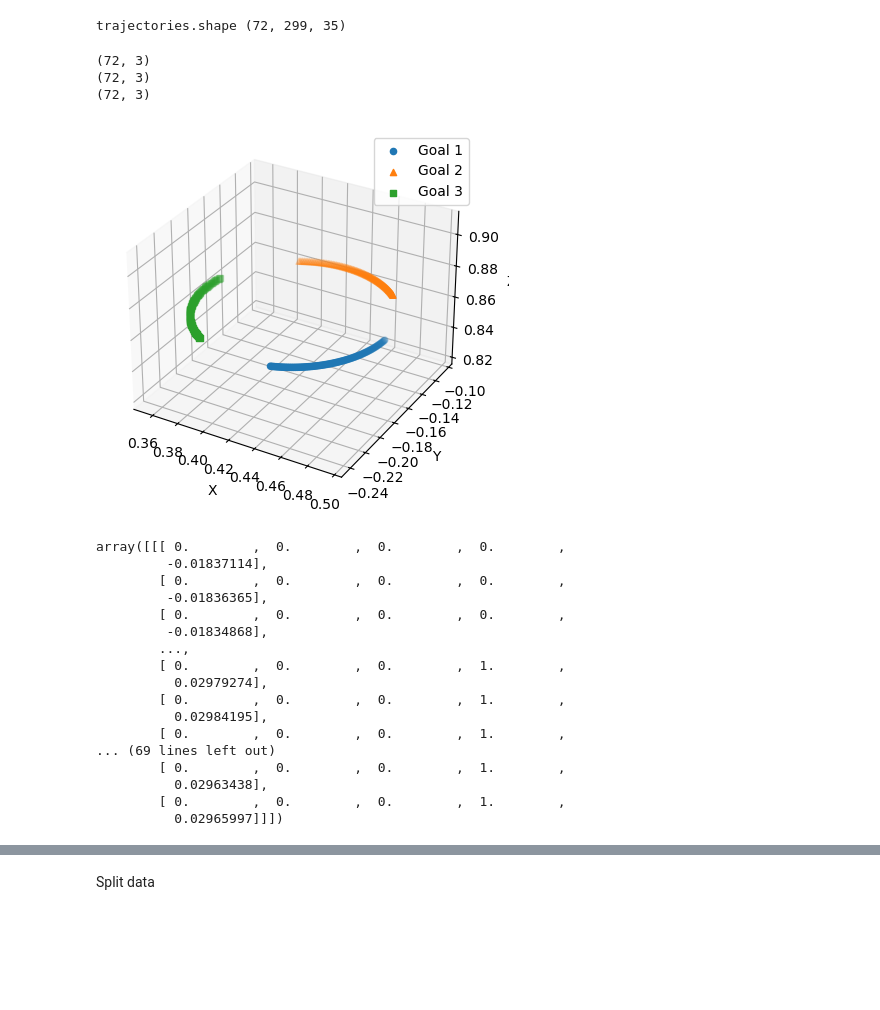
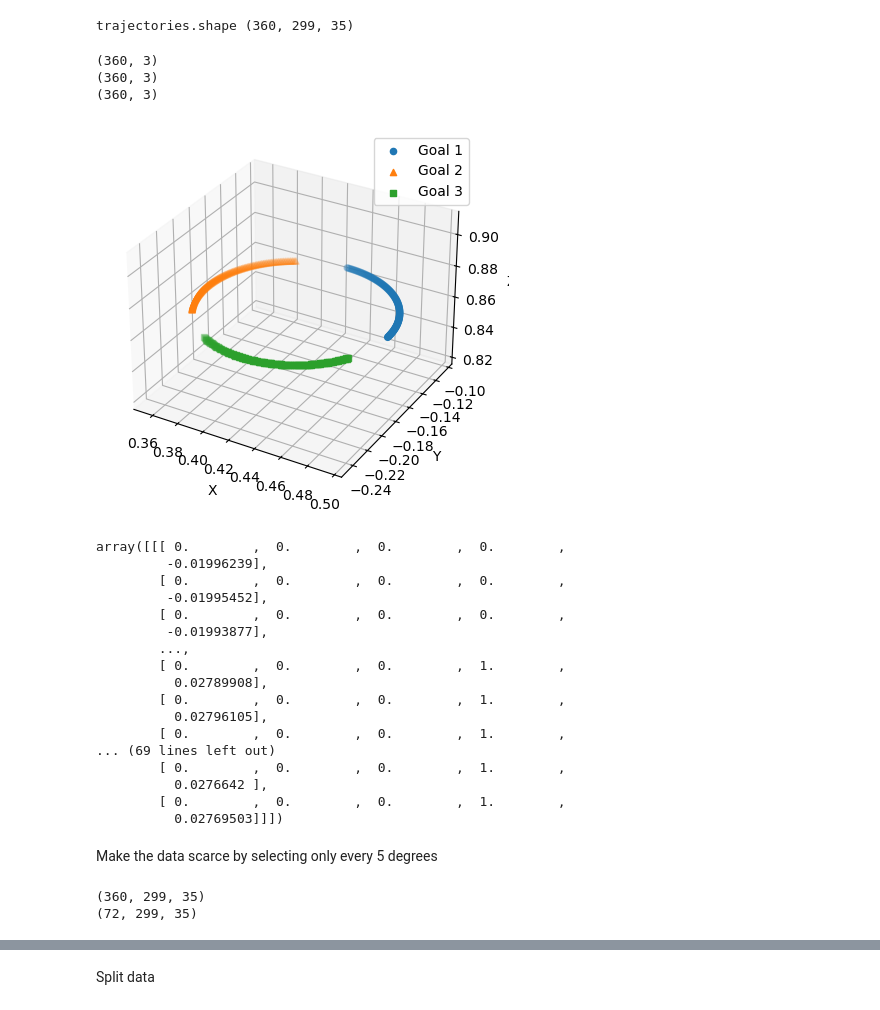
Before and after one commit to arash-mehrabi-z/dnfc-torobo, a Jupyter notebook: feedback_controller/fbc/neural_network/data.ipynb, the cells around one changed output, grey strips where cells are left out. Drawn from its saved outputs; the diff is of its cells as text; code cells hidden in the pictures; blank space fills up the shorter version.

```diff
--- a/feedback_controller/fbc/neural_network/data.ipynb
+++ b/feedback_controller/fbc/neural_network/data.ipynb
@@ -5,13 +5,13 @@ import matplotlib.pyplot as plt
 from mpl_toolkits.mplot3d import Axes3D
 import math
 # %%
-ds_root_dir = "data/torobo/trajs:360_blocks:3" + "_triangle_portion_v" #"_triangle_v" #
-file_name = f"test_0.8.npy" #"train_ds.npy"
+ds_root_dir = "data/torobo/trajs:72_blocks:3" + "_triangle_v_scarce" #"_triangle_portion_v"
+file_name = "train_ds.npy" #f"test_0.8.npy"
 data_file_path = os.path.join(ds_root_dir, file_name)
 trajectories = np.load(data_file_path)
 print("trajectories.shape", trajectories.shape)
 # %% [output]
-trajectories.shape (72, 299, 35)
+trajectories.shape (360, 299, 35)
 # %%
 def visualize(data1, data2, data3, idx):
     # Extract x, y, z coordinates for all datasets
@@ -43,34 +43,43 @@ def visualize(data1, data2, data3, idx):
 # %%
 data1 = trajectories[:, 0, 15:18]
 print(data1.shape)
 data2 = trajectories[:, 0, 18:21]
 print(data2.shape)
 data3 = trajectories[:, 0, 21:24]
 print(data3.shape)
 
-visualize(data1, data2, data3, idx=-1)
+visualize(data1, data2, data3, idx=90)
 # %% [output]
-(72, 3)
-(72, 3)
-(72, 3)
+(360, 3)
+(360, 3)
+(360, 3)
-[figure, old version]
+[figure, new version]
 # %%
 trajectories[:, :, 24:29][:10]
 # %% [output]
 array([[[ 0.        ,  0.        ,  0.        ,  0.        ,
-         -0.01837114],
+         -0.01996239],
         [ 0.        ,  0.        ,  0.        ,  0.        ,
-         -0.01836365],
+         -0.01995452],
         [ 0.        ,  0.        ,  0.        ,  0.        ,
-         -0.01834868],
+         -0.01993877],
         ...,
         [ 0.        ,  0.        ,  0.        ,  1.        ,
-          0.02979274],
+          0.02789908],
         [ 0.        ,  0.        ,  0.        ,  1.        ,
-          0.02984195],
+          0.02796105],
         [ 0.        ,  0.        ,  0.        ,  1.        ,
 ... (69 lines left out)
         [ 0.        ,  0.        ,  0.        ,  1.        ,
-          0.02963438],
+          0.0276642 ],
         [ 0.        ,  0.        ,  0.        ,  1.        ,
-          0.02965997]]])
+          0.02769503]]])
+# %% [markdown]
+Make the data scarce by selecting only every 5 degrees
+# %%
+print(trajectories.shape)
+scarce_trajectories = trajectories[::5, :, :]
+print(scarce_trajectories.shape)
+# %% [output]
+(360, 299, 35)
+(72, 299, 35)
```
Also changed, not shown: parts of 16 cells of this notebook.
